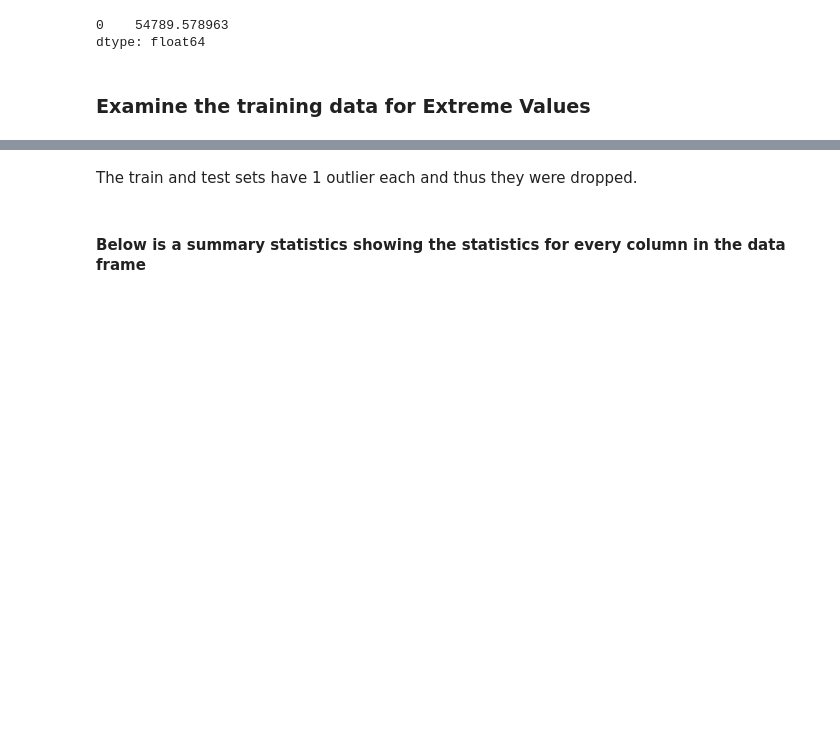
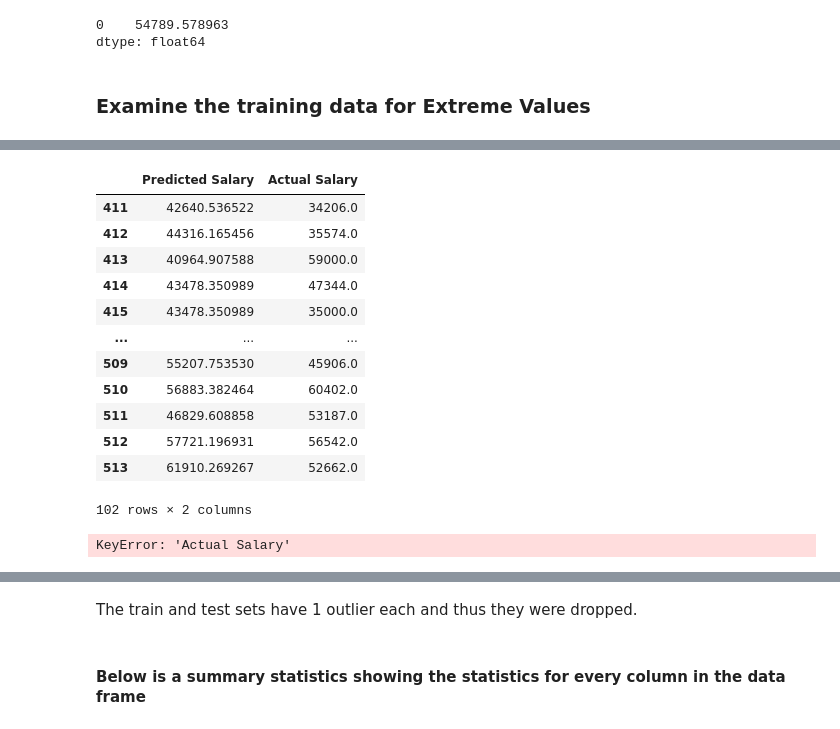
Before and after one commit to tshepojrampai/multivariate_linear_regression, a Jupyter notebook: linear_regression.ipynb, the cells around one changed output, grey strips where cells are left out. Drawn from its saved outputs; the diff is of its cells as text; code cells hidden in the pictures; blank space fills up the shorter version.

```diff
--- a/linear_regression.ipynb
+++ b/linear_regression.ipynb
@@ -398,0 +419,33 @@ dtype: float64
+# %%
+df_test1 = model.predict(df_test)
+df_test1 = pd.DataFrame(df_test1)
+df_test1 = df_test1.rename(columns={0:'Predicted Salary'})
+df_test1['Actual Salary'] = df_test['salary']
+df_test1
+# %% [output]
+|  | Predicted Salary | Actual Salary |
+| 411 | 42640.536522 | 34206.0 |
+| 412 | 44316.165456 | 35574.0 |
+| 413 | 40964.907588 | 59000.0 |
+| 414 | 43478.350989 | 47344.0 |
+| 415 | 43478.350989 | 35000.0 |
+| ... | ... | ... |
+| 509 | 55207.753530 | 45906.0 |
+| 510 | 56883.382464 | 60402.0 |
+| 511 | 46829.608858 | 53187.0 |
+| 512 | 57721.196931 | 56542.0 |
+| 513 | 61910.269267 | 52662.0 |
+102 rows × 2 columns
+# %%
+from sklearn.metrics import mean_squared_error
+from math import sqrt
+y_actual = df_train1['Actual Salary']
+y_predicted = df_train1['Predicted Salary']
+y_actual1 = df_test1['Actual Salary']
+y_predicted1 = df_test1['Predicted Salary']
+rms_test = sqrt(mean_squared_error(y_actual1,y_predicted1))
+rms_train = sqrt(mean_squared_error(y_actual,y_predicted))
+print('The RMSE of the train data is: ',rms_train)
+print('And The RMSE of the test data is: ',rms_test,'which shows little to no signs of underfitting')
+# %% [output]
+KeyError: 'Actual Salary'
```
Also changed, not shown: parts of 5 cells of this notebook.
